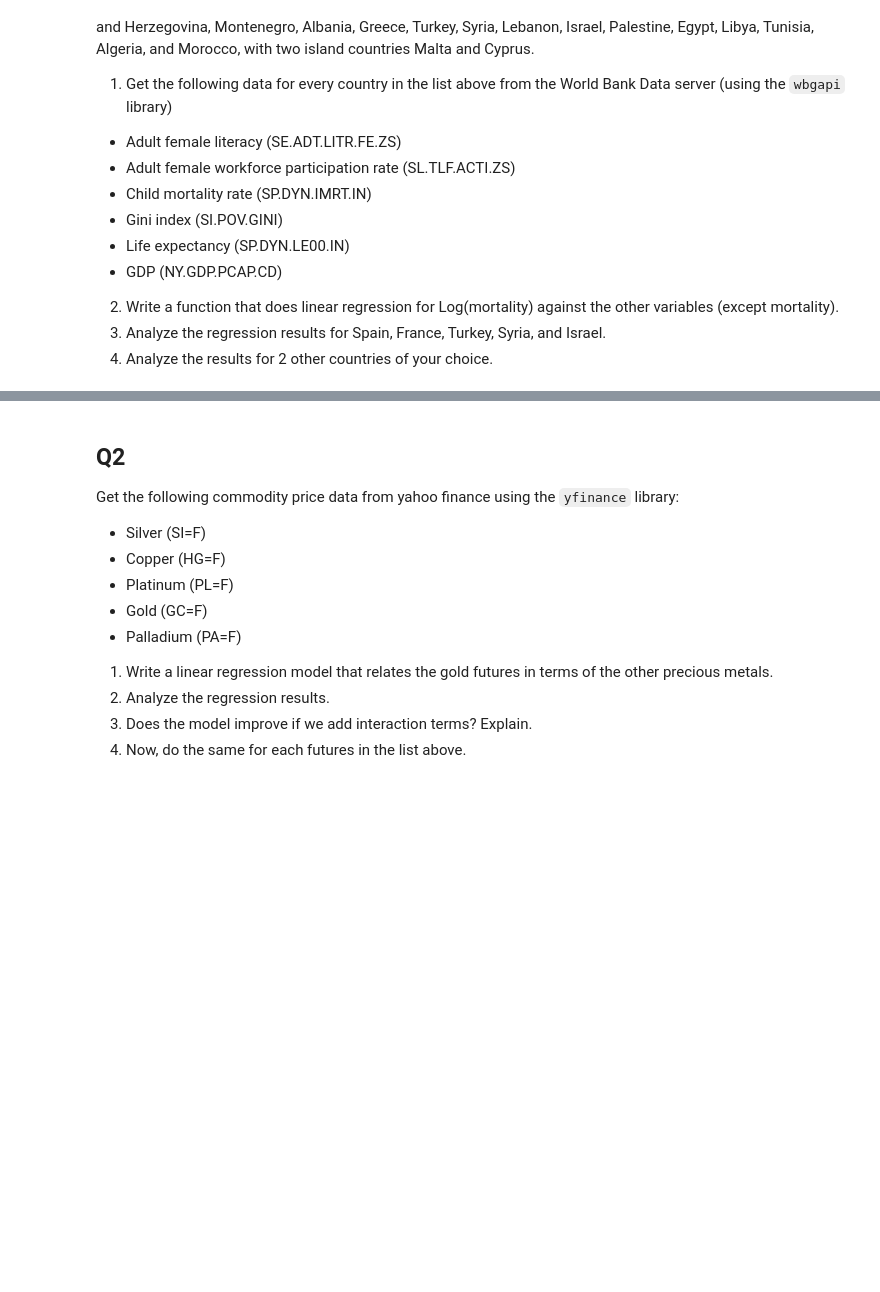
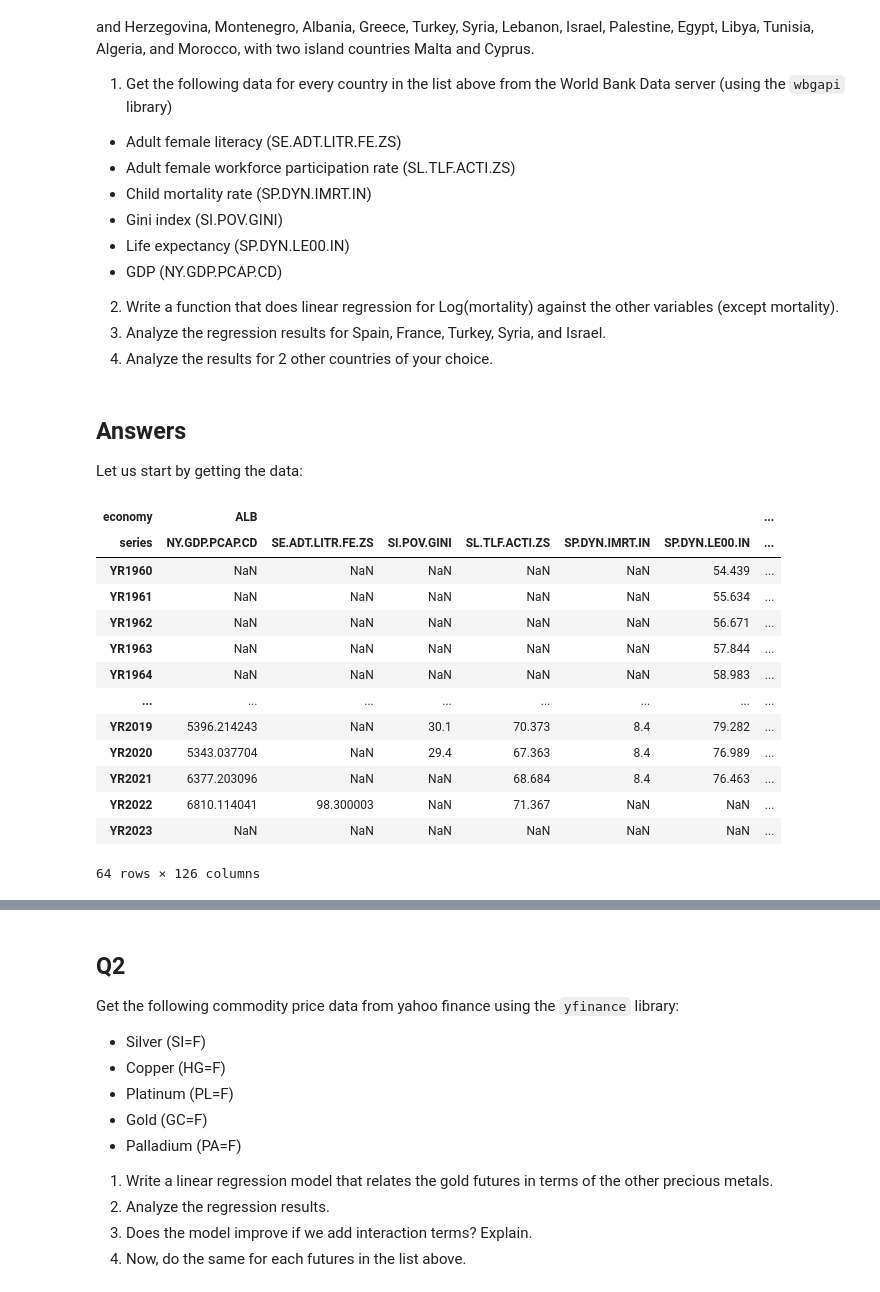
Before and after one commit to kaygun/2024-Spring-388E, a Jupyter notebook: HWs/HW2.ipynb, the cells around one changed output, grey strips where cells are left out. Saved outputs shown, nothing was run; the diff lists cells and outputs as text; code cells hidden in the pictures; blank space fills up the shorter version.

```diff
--- a/HWs/HW2.ipynb
+++ b/HWs/HW2.ipynb
@@ -31,3 +37,36 @@ There are 22 countries surrounding the Mediterranean Sea: Spain, France, Monaco,
 2. Write a function that does linear regression for Log(mortality) against the other variables (except mortality).
 3. Analyze the regression results for Spain, France, Turkey, Syria, and Israel.
 4. Analyze the results for 2 other countries of your choice.
+# %% [markdown]
+## Answers
+
+Let us start by getting the data:
+# %%
+countries = ['ESP','FRA','MCO','ITA','HRV','BIH','MNE','ALB','GRC','TUR','SYR','LBN',
+             'ISR','PSE','EGY','LBY','TUN','DZA','MAR','MLT','CYP']
+
+series = {'Literacy': 'SE.ADT.LITR.FE.ZS',
+          'Participation': 'SL.TLF.ACTI.ZS',
+          'Mortality': 'SP.DYN.IMRT.IN',
+          'Expectancy': 'SP.DYN.LE00.IN',
+          'GINI': 'SI.POV.GINI',
+          'GDP': 'NY.GDP.PCAP.CD'}
+
+
+data = wb.data.DataFrame(list(series.values()), economy=countries).T
+data
+# %% [output]
+| economy | ALB |  |  |  |  |  | ... |
+| series | NY.GDP.PCAP.CD | SE.ADT.LITR.FE.ZS | SI.POV.GINI | SL.TLF.ACTI.ZS | SP.DYN.IMRT.IN | SP.DYN.LE00.IN | ... |
+| YR1960 | NaN | NaN | NaN | NaN | NaN | 54.439 | ... |
+| YR1961 | NaN | NaN | NaN | NaN | NaN | 55.634 | ... |
+| YR1962 | NaN | NaN | NaN | NaN | NaN | 56.671 | ... |
+| YR1963 | NaN | NaN | NaN | NaN | NaN | 57.844 | ... |
+| YR1964 | NaN | NaN | NaN | NaN | NaN | 58.983 | ... |
+| ... | ... | ... | ... | ... | ... | ... | ... |
+| YR2019 | 5396.214243 | NaN | 30.1 | 70.373 | 8.4 | 79.282 | ... |
+| YR2020 | 5343.037704 | NaN | 29.4 | 67.363 | 8.4 | 76.989 | ... |
+| YR2021 | 6377.203096 | NaN | NaN | 68.684 | 8.4 | 76.463 | ... |
+| YR2022 | 6810.114041 | 98.300003 | NaN | 71.367 | NaN | NaN | ... |
+| YR2023 | NaN | NaN | NaN | NaN | NaN | NaN | ... |
+64 rows × 126 columns
```
Also changed, not shown: parts of 29 cells of this notebook, 1 other file.
